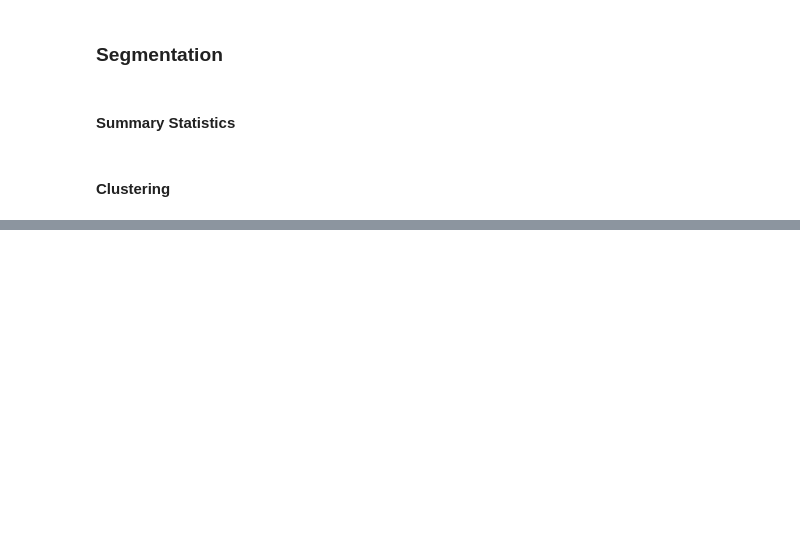
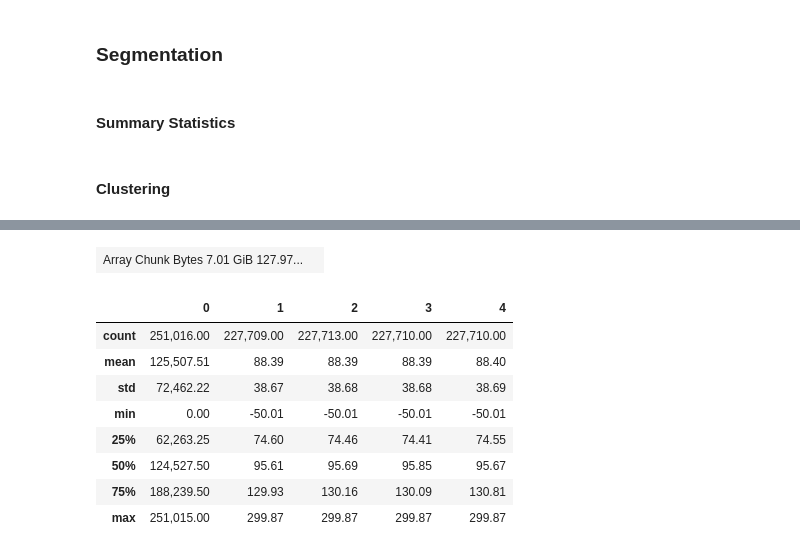
Before and after one commit to mattrosati/accelerate, a Jupyter notebook: notebooks/outside_limits.ipynb, the cells around one changed output, grey strips where cells are left out. Cells and saved outputs as stored; diff of their text form; code cells hidden in the pictures; blank space fills up the shorter version.

Commit message:
Distributed loading and saving implementation. Will require dask-ml.

```diff
--- a/notebooks/outside_limits.ipynb
+++ b/notebooks/outside_limits.ipynb
@@ -497,0 +536,16 @@ plt.show()
+# %%
+big_arr_path = '/home/mr2238/project_pi_np442/mr2238/accelerate/data/processed/big_array.dat'
+# %%
+# saving all windows into a numpy memmap file
+windows = np.memmap(big_arr_path, dtype='float32', mode='w+', shape=[info_df.shape[0], info_df['len'][0] + 1])
+with h5py.File(global_path, "r") as f:
+    uniques = info_df.ptid.unique()
+    for pt in tqdm(uniques):
+        abp_arr = f[f"{pt}/raw/waves/abp"]
+        ptid_info = info_df[info_df['ptid'] == pt]
+        for w, row in ptid_info.iterrows():
+            abp_arr.read_direct(windows, source_sel=np.s_[row['startidx']: row['endidx']], dest_sel=np.s_[w, 1:])
+            windows[w, 0] = w
+        print(windows[w, :])
+
+windows.flush()
@@ -497,0 +556,25 @@ plt.show()
+# %%
+# load as a numpy array (if memory is enough)
+windows = da.from_array(np.memmap(big_arr_path, dtype='float32', mode='r', shape=(info_df.shape[0], info_df['len'][0] + 1)))
+# %%
+windows
+# %% [output]
+| Array Chunk Bytes 7.01 GiB 127.97... |  |
+# %%
+# will need to replace invalid values with median of window
+with h5py.File(global_path, "r") as f:
+    nan_value = f.attrs["invalid_val"]
+
+windows[windows == nan_value] = np.nan
+# %%
+dd.from_dask_array(windows[:, :5]).describe().compute()
+# %% [output]
+|  | 0 | 1 | 2 | 3 | 4 |
+| count | 251,016.00 | 227,709.00 | 227,713.00 | 227,710.00 | 227,710.00 |
+| mean | 125,507.51 | 88.39 | 88.39 | 88.39 | 88.40 |
+| std | 72,462.22 | 38.67 | 38.68 | 38.68 | 38.69 |
+| min | 0.00 | -50.01 | -50.01 | -50.01 | -50.01 |
+| 25% | 62,263.25 | 74.60 | 74.46 | 74.41 | 74.55 |
+| 50% | 124,527.50 | 95.61 | 95.69 | 95.85 | 95.67 |
+| 75% | 188,239.50 | 129.93 | 130.16 | 130.09 | 130.81 |
+| max | 251,015.00 | 299.87 | 299.87 | 299.87 | 299.87 |
```
Also changed, not shown: parts of 14 cells of this notebook.
